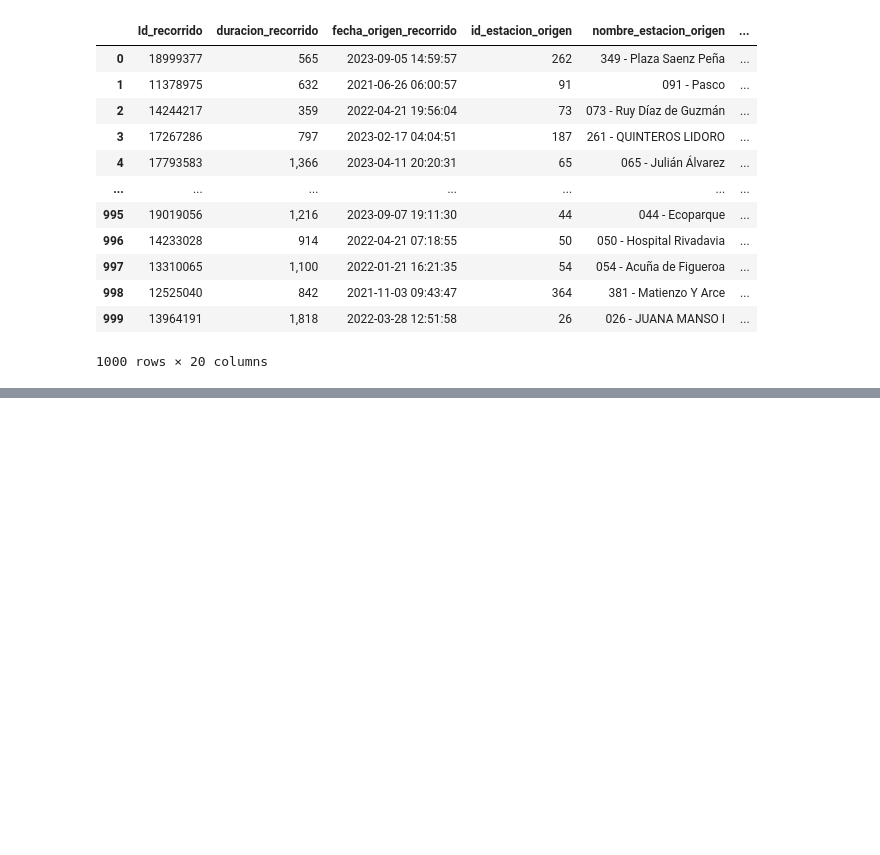
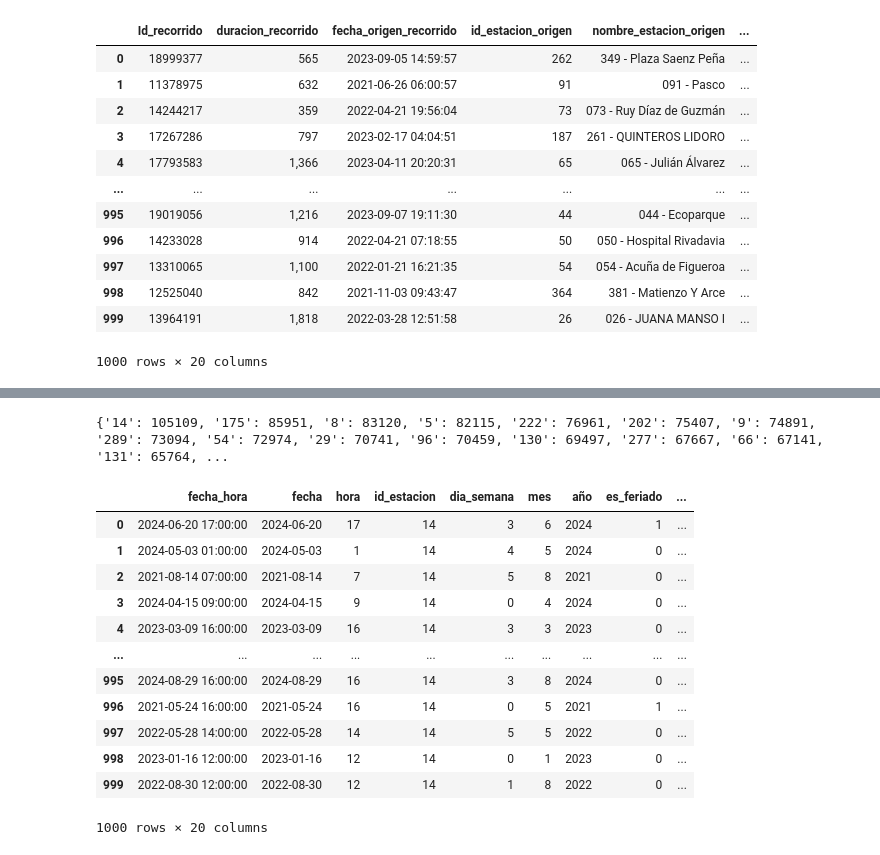
Before and after one commit to castaisa/BA_BICIS_MyC, a Jupyter notebook: src_data/Data_preprocessing.ipynb, the cells around one changed output, grey strips where cells are left out. Saved outputs shown, nothing was run; the diff lists cells and outputs as text; code cells hidden in the pictures; blank space fills up the shorter version.

Commit message:
crea dataset

```diff
--- a/src_data/Data_preprocessing.ipynb
+++ b/src_data/Data_preprocessing.ipynb
@@ -112,0 +114,28 @@ aux_d.get_muestras(df_unificado)
+# %%
+importlib.reload(aux_d)
+count = aux_d.count_samples(df_unificado)
+# %%
+importlib.reload(cd)
+dataset = cd.crear_dataset_prediccion_bicis(df_unificado, 14)
+
+# Preparar para ML (SIN hora)
+X, y, feature_names, dataset_ml = cd.preparar_para_ml(dataset, incluir_tiempo=True)
+# %%
+
+print(count)
+aux_d.get_muestras(dataset)
+# %% [output]
+{'14': 105109, '175': 85951, '8': 83120, '5': 82115, '222': 76961, '202': 75407, '9': 74891, '289': 73094, '54': 72974, '29': 70741, '96': 70459, '130': 69497, '277': 67667, '66': 67141, '131': 65764, ...
+|  | fecha_hora | fecha | hora | id_estacion | dia_semana | mes | año | es_feriado | ... |
+| 0 | 2024-06-20 17:00:00 | 2024-06-20 | 17 | 14 | 3 | 6 | 2024 | 1 | ... |
+| 1 | 2024-05-03 01:00:00 | 2024-05-03 | 1 | 14 | 4 | 5 | 2024 | 0 | ... |
+| 2 | 2021-08-14 07:00:00 | 2021-08-14 | 7 | 14 | 5 | 8 | 2021 | 0 | ... |
+| 3 | 2024-04-15 09:00:00 | 2024-04-15 | 9 | 14 | 0 | 4 | 2024 | 0 | ... |
+| 4 | 2023-03-09 16:00:00 | 2023-03-09 | 16 | 14 | 3 | 3 | 2023 | 0 | ... |
+| ... | ... | ... | ... | ... | ... | ... | ... | ... | ... |
+| 995 | 2024-08-29 16:00:00 | 2024-08-29 | 16 | 14 | 3 | 8 | 2024 | 0 | ... |
+| 996 | 2021-05-24 16:00:00 | 2021-05-24 | 16 | 14 | 0 | 5 | 2021 | 1 | ... |
+| 997 | 2022-05-28 14:00:00 | 2022-05-28 | 14 | 14 | 5 | 5 | 2022 | 0 | ... |
+| 998 | 2023-01-16 12:00:00 | 2023-01-16 | 12 | 14 | 0 | 1 | 2023 | 0 | ... |
+| 999 | 2022-08-30 12:00:00 | 2022-08-30 | 12 | 14 | 1 | 8 | 2022 | 0 | ... |
+1000 rows × 20 columns
```
Also changed, not shown: parts of 4 cells of this notebook, 3 other files.
